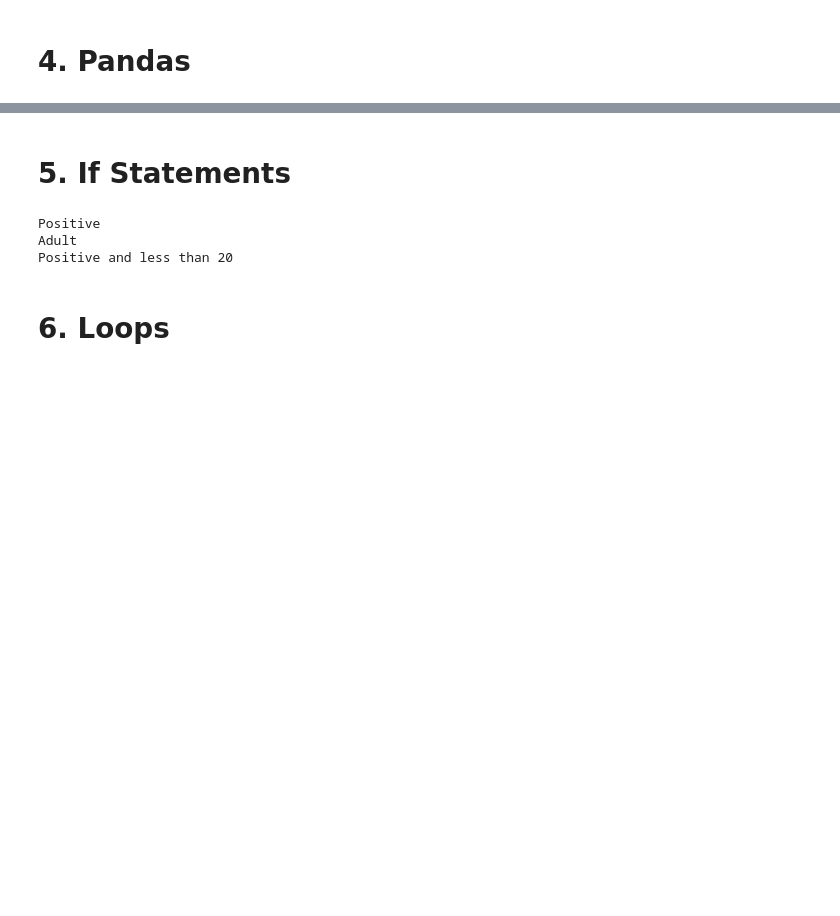
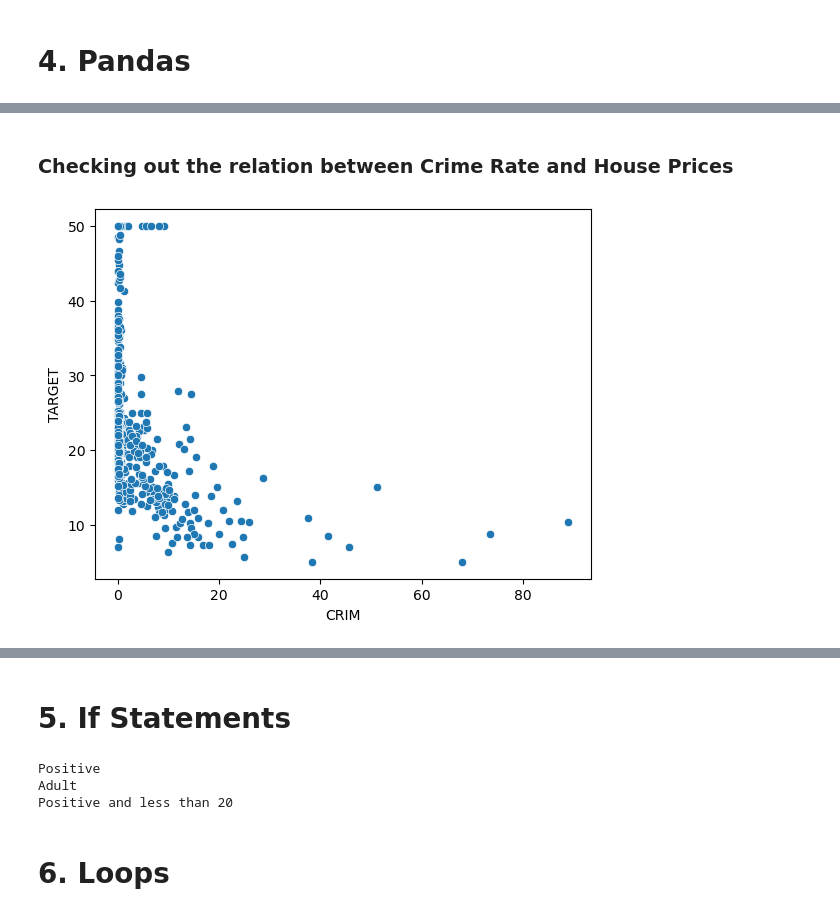
Before and after one commit to saibdp/comprehensive-python-guide, a Jupyter notebook: comprehensive_python_guide.ipynb, the cells around one changed output, grey strips where cells are left out. Saved outputs shown, nothing was run; the diff lists cells and outputs as text; code cells hidden in the pictures; blank space fills up the shorter version.

```diff
--- a/comprehensive_python_guide.ipynb
+++ b/comprehensive_python_guide.ipynb
@@ -91,0 +268,6 @@ pivot = df.pivot_table(values='B', index='A', aggfunc='mean')
+# %%
+
+
+# Fetch the Boston housing dataset
+boston_data = fetch_openml(name='boston', version=1)
+# X, y = boston.data, boston.target
@@ -91,0 +298,2 @@ pivot = df.pivot_table(values='B', index='A', aggfunc='mean')
+# %%
+df = pd.DataFrame(boston_data['data'], columns=boston_data['feature_names'])
@@ -91,0 +309,2 @@ pivot = df.pivot_table(values='B', index='A', aggfunc='mean')
+# %%
+df['TARGET'] = boston_data['target']
@@ -91,0 +385,6 @@ pivot = df.pivot_table(values='B', index='A', aggfunc='mean')
+# %% [markdown]
+### Checking out the relation between Crime Rate and House Prices
+# %%
+sns.scatterplot(x='CRIM', y='TARGET', data=df);
+# %% [output]
+[figure, added]
```
Also changed, not shown: parts of 68 cells of this notebook, 1 other file.
